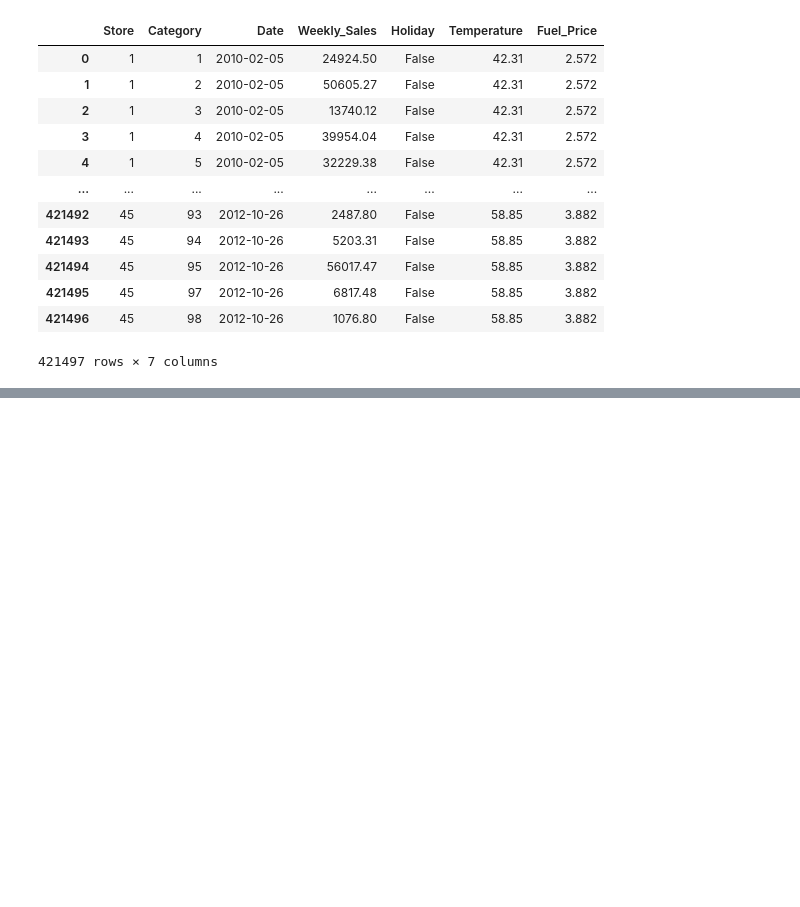
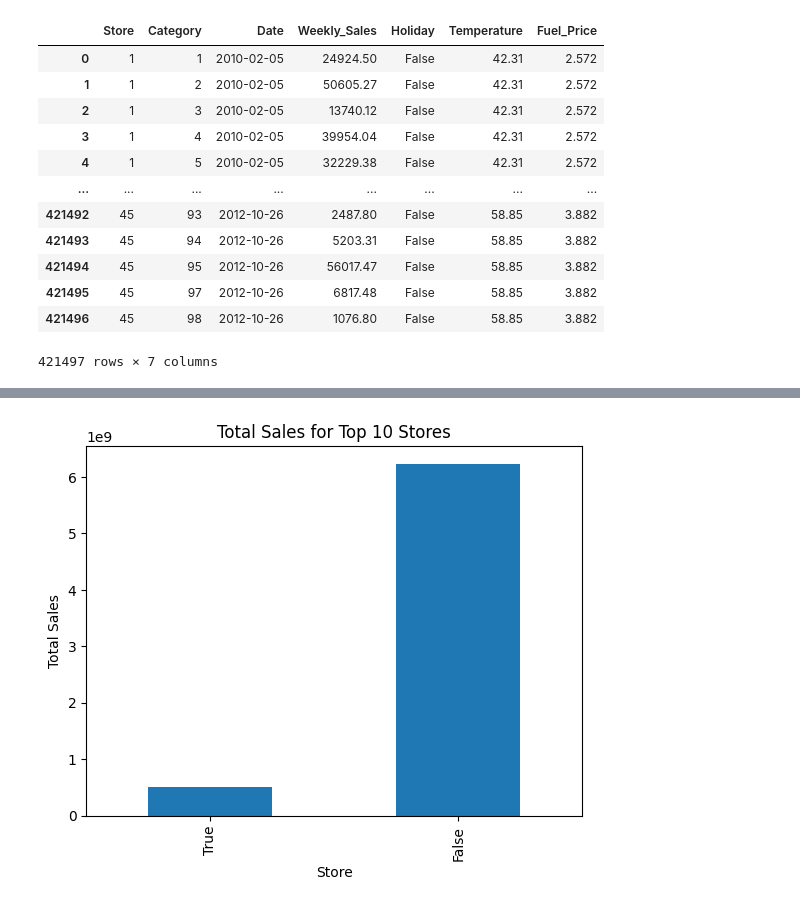
Before and after one commit to EbramShereen/Visualization_data, a Jupyter notebook: Visualization (1).ipynb, the cells around one changed output, grey strips where cells are left out. Saved outputs shown, nothing was run; the diff lists cells and outputs as text; code cells hidden in the pictures; blank space fills up the shorter version.

```diff
--- a/Visualization (1).ipynb
+++ b/Visualization (1).ipynb
@@ -450,0 +437,11 @@ The 10 largest numbers are:
+# %%
+# question 5
+store_sales = merged_data.groupby('Holiday')['Weekly_Sales'].sum()
+top_stores = store_sales.sort_values(ascending=True)[:10]
+top_stores.plot(kind="bar")
+plt.title("Total Sales for Top 10 Stores")
+plt.xlabel("Store")
+plt.ylabel("Total Sales")
+plt.show()
+# %% [output]
+[figure, added]
```
Also changed, not shown: parts of 8 cells of this notebook, 1 other file.
